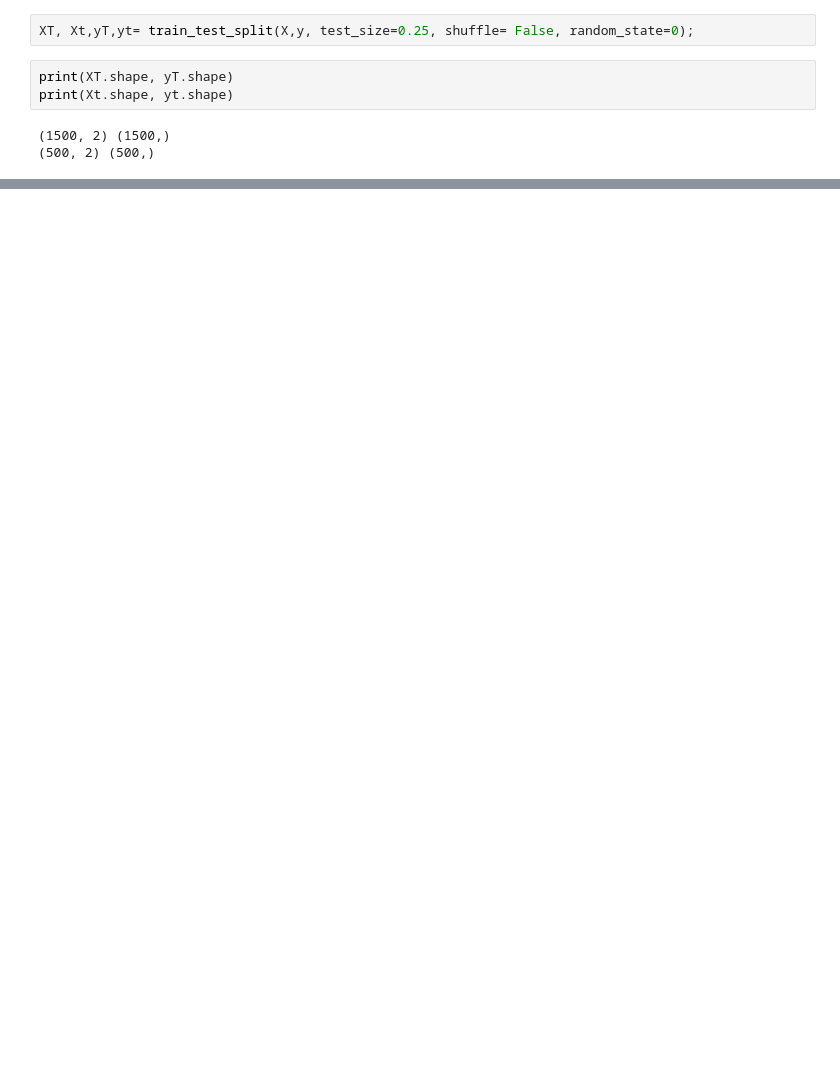
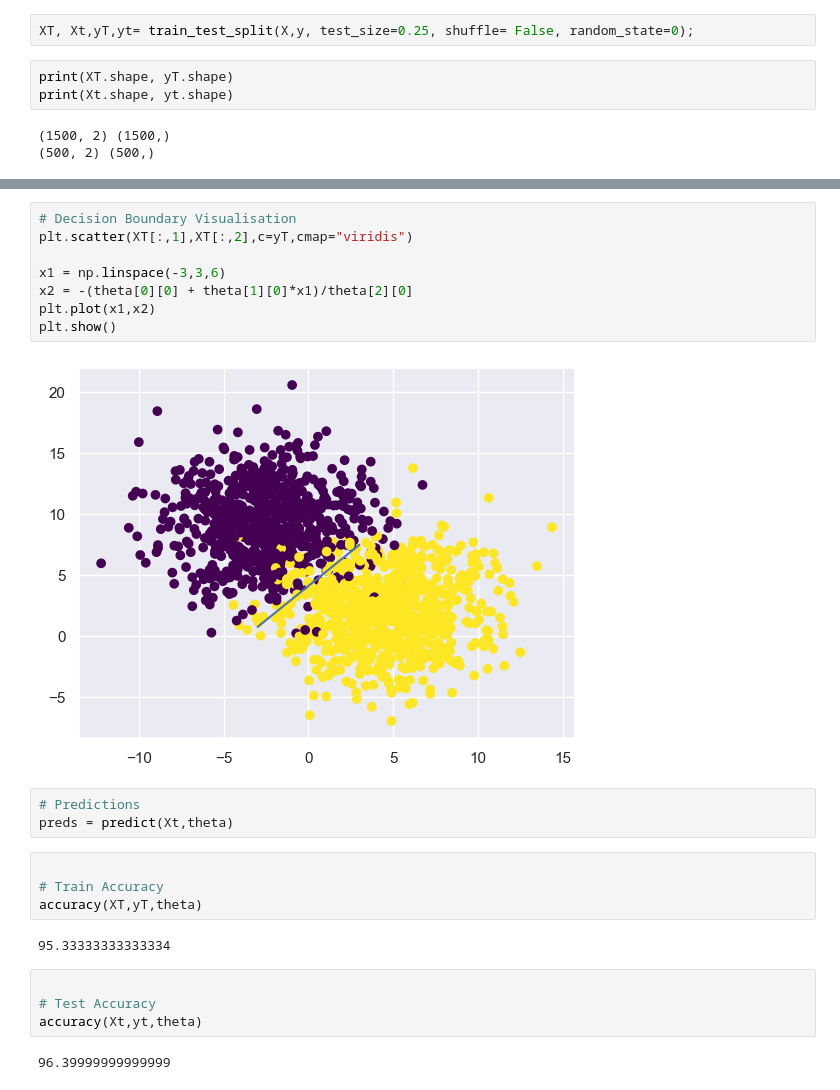
Before and after one commit to Minilio-Alexandre-Manjate/Machine-Learning-essentials, a Jupyter notebook: Logistic_Regression.ipynb, the cells around one changed output, grey strips where cells are left out. Saved outputs shown, nothing was run; the diff lists cells and outputs as text; blank space fills up the shorter version.

```diff
--- a/Logistic_Regression.ipynb
+++ b/Logistic_Regression.ipynb
@@ -75,0 +159,25 @@ def train(X,y, max_iters=100, learn_rate=0.1):
+# %%
+# Decision Boundary Visualisation
+plt.scatter(XT[:,1],XT[:,2],c=yT,cmap="viridis")
+
+x1 = np.linspace(-3,3,6)
+x2 = -(theta[0][0] + theta[1][0]*x1)/theta[2][0]
+plt.plot(x1,x2)
+plt.show()
+# %% [output]
+[figure, added]
+# %%
+# Predictions
+preds = predict(Xt,theta)
+# %%
+
+# Train Accuracy
+accuracy(XT,yT,theta)
+# %% [output]
+95.33333333333334
+# %%
+
+# Test Accuracy
+accuracy(Xt,yt,theta)
+# %% [output]
+96.39999999999999
```
Also changed, not shown: parts of 15 cells of this notebook.
